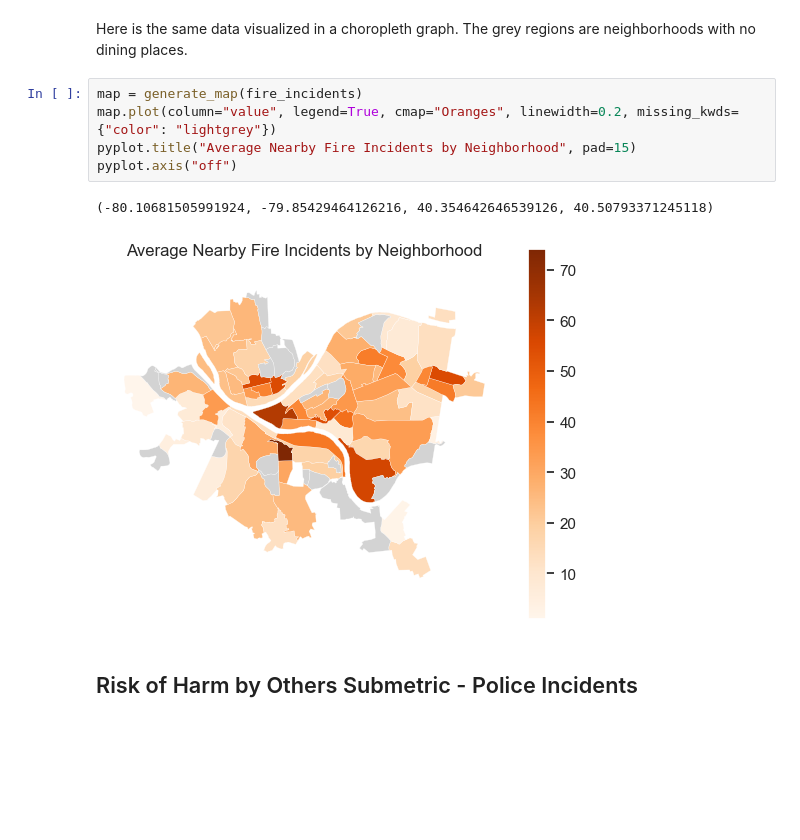
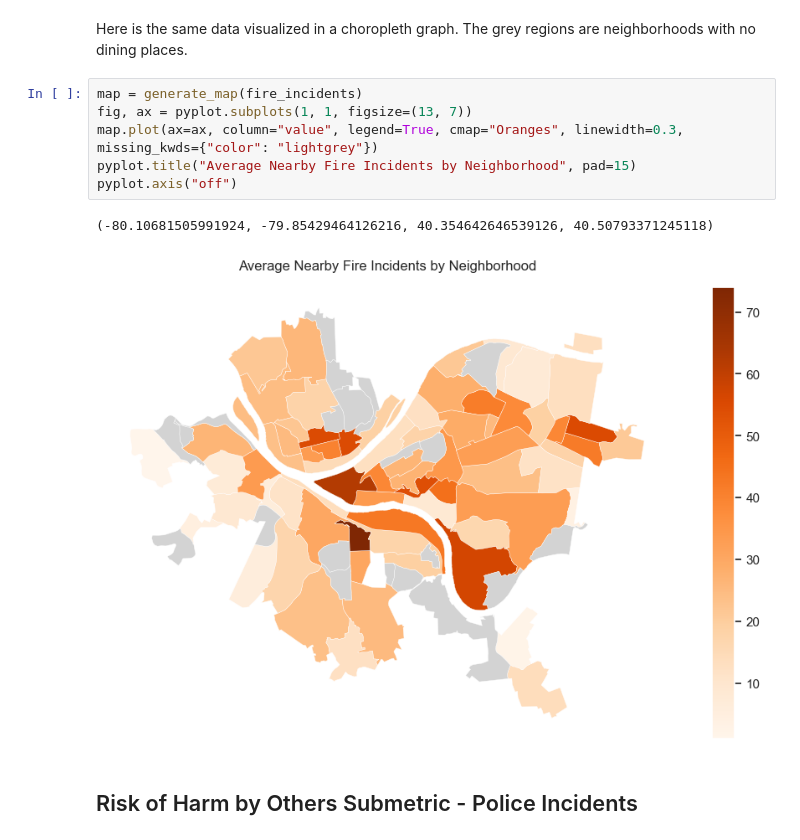
Before and after one commit to Bejofo/CMPINFO_0010_Final_Project, a Jupyter notebook: notebooks/Jason.ipynb, the cells around one changed output. Cells and saved outputs as stored; diff of their text form; blank space fills up the shorter version.

Commit message:
Enlarge graphs

```diff
--- a/notebooks/Jason.ipynb
+++ b/notebooks/Jason.ipynb
@@ -447,12 +447,13 @@ Text(0, 0.5, 'Neighborhood')
 Here is the same data visualized in a choropleth graph. The grey regions are neighborhoods with no dining places.
 # %%
 map = generate_map(fire_incidents)
-map.plot(column="value", legend=True, cmap="Oranges", linewidth=0.2, missing_kwds={"color": "lightgrey"})
+fig, ax = pyplot.subplots(1, 1, figsize=(13, 7))
+map.plot(ax=ax, column="value", legend=True, cmap="Oranges", linewidth=0.3, missing_kwds={"color": "lightgrey"})
 pyplot.title("Average Nearby Fire Incidents by Neighborhood", pad=15)
 pyplot.axis("off")
 # %% [output]
 (-80.10681505991924, -79.85429464126216, 40.354642646539126, 40.50793371245118)
-[figure, old version]
+[figure, new version]
 # %% [markdown]
 ## Risk of Harm by Others Submetric - Police Incidents
 # %% [markdown]
```
Also changed, not shown: parts of 2 cells of this notebook.
